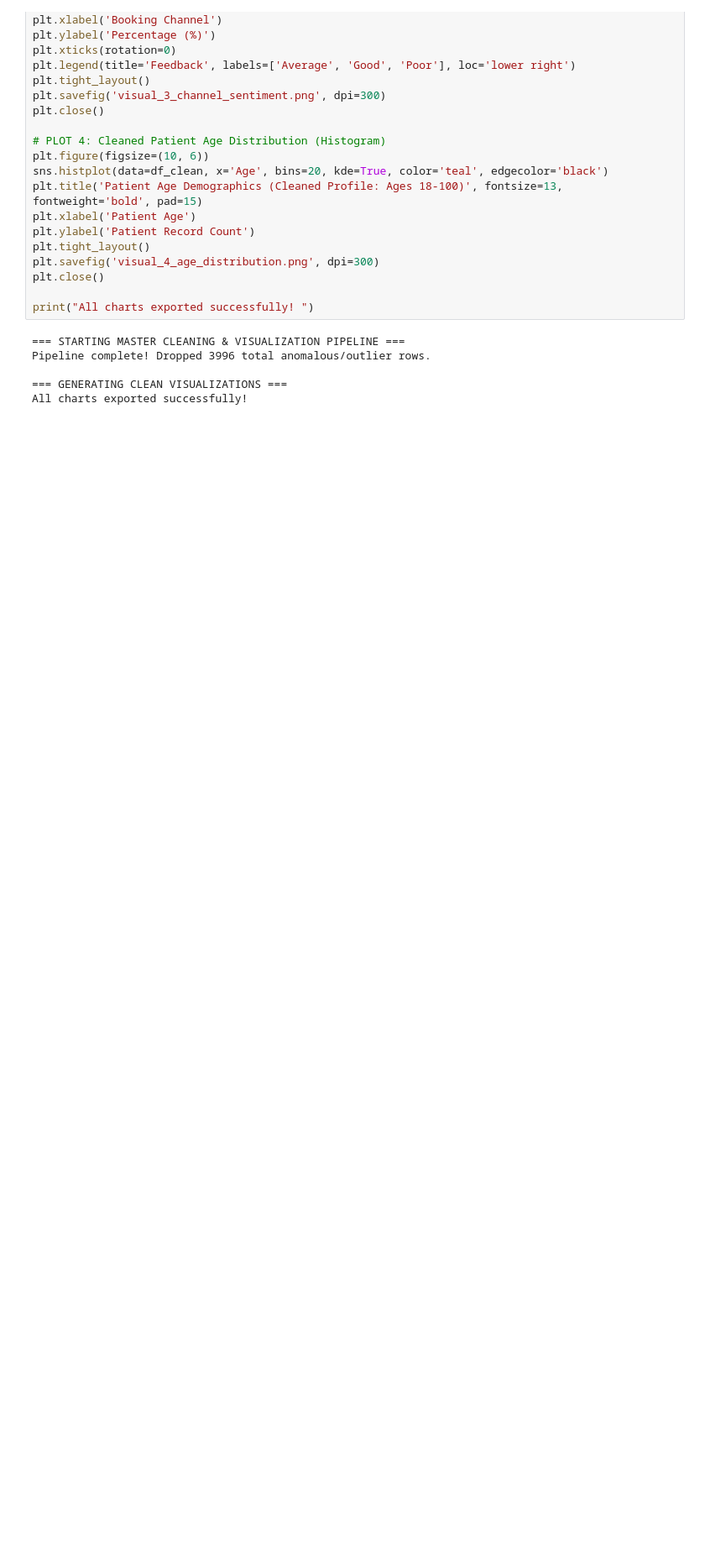
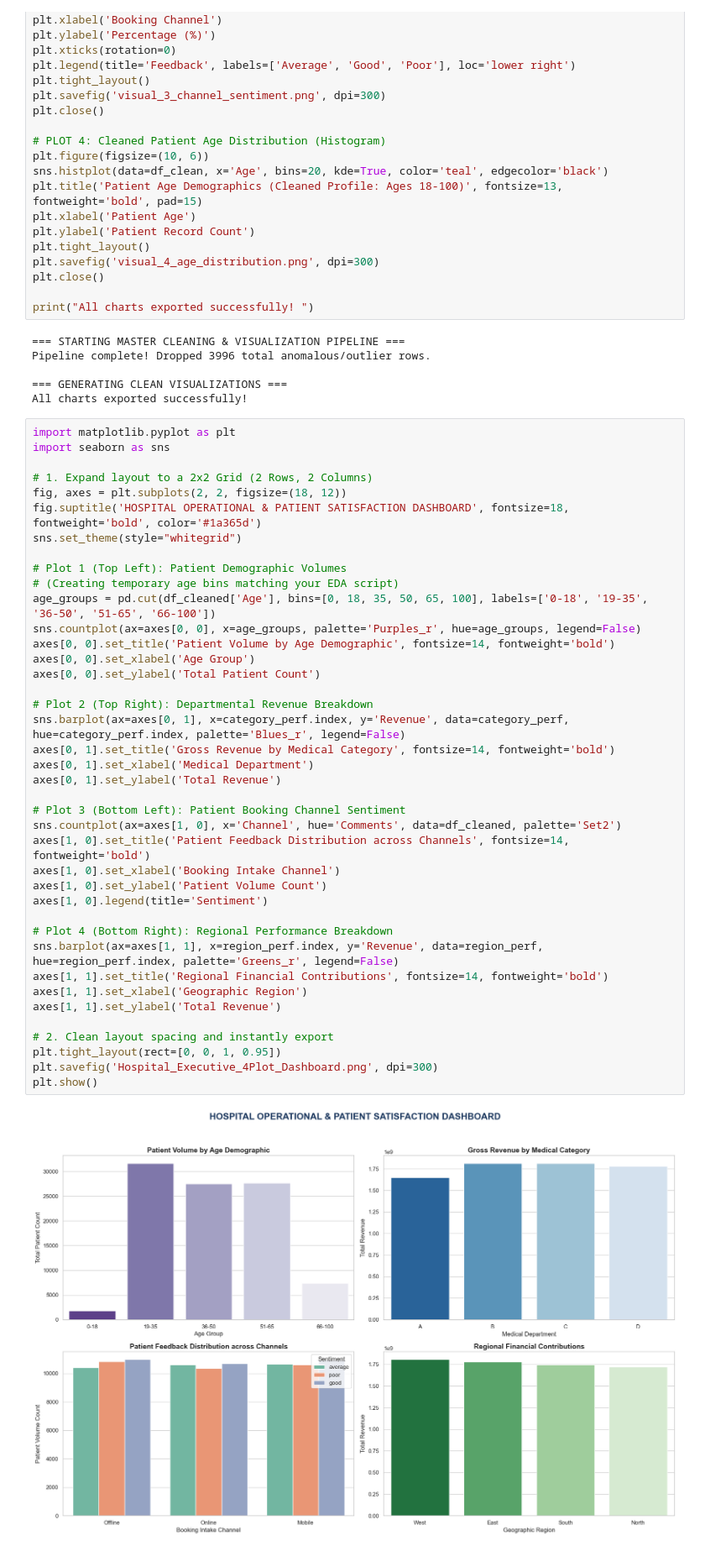
Before and after one commit to aryan-8882/Healthcare-Operational-Financial-Analytics, a Jupyter notebook: hospital_management.ipynb, the cells around one changed output. Shown at 84% size. Drawn from its saved outputs; the diff is of its cells as text; blank space fills up the shorter version.

```diff
--- a/hospital_management.ipynb
+++ b/hospital_management.ipynb
@@ -204,3 +204,45 @@ Pipeline complete! Dropped 3996 total anomalous/outlier rows.
 
 === GENERATING CLEAN VISUALIZATIONS ===
 All charts exported successfully!
+# %%
+import matplotlib.pyplot as plt
+import seaborn as sns
+
+# 1. Expand layout to a 2x2 Grid (2 Rows, 2 Columns)
+fig, axes = plt.subplots(2, 2, figsize=(18, 12))
+fig.suptitle('HOSPITAL OPERATIONAL & PATIENT SATISFACTION DASHBOARD', fontsize=18, fontweight='bold', color='#1a365d')
+sns.set_theme(style="whitegrid")
+
+# Plot 1 (Top Left): Patient Demographic Volumes
+# (Creating temporary age bins matching your EDA script)
+age_groups = pd.cut(df_cleaned['Age'], bins=[0, 18, 35, 50, 65, 100], labels=['0-18', '19-35', '36-50', '51-65', '66-100'])
+sns.countplot(ax=axes[0, 0], x=age_groups, palette='Purples_r', hue=age_groups, legend=False)
+axes[0, 0].set_title('Patient Volume by Age Demographic', fontsize=14, fontweight='bold')
+axes[0, 0].set_xlabel('Age Group')
+axes[0, 0].set_ylabel('Total Patient Count')
+
+# Plot 2 (Top Right): Departmental Revenue Breakdown
+sns.barplot(ax=axes[0, 1], x=category_perf.index, y='Revenue', data=category_perf, hue=category_perf.index, palette='Blues_r', legend=False)
+axes[0, 1].set_title('Gross Revenue by Medical Category', fontsize=14, fontweight='bold')
+axes[0, 1].set_xlabel('Medical Department')
+axes[0, 1].set_ylabel('Total Revenue')
+
+# Plot 3 (Bottom Left): Patient Booking Channel Sentiment
+sns.countplot(ax=axes[1, 0], x='Channel', hue='Comments', data=df_cleaned, palette='Set2')
+axes[1, 0].set_title('Patient Feedback Distribution across Channels', fontsize=14, fontweight='bold')
+axes[1, 0].set_xlabel('Booking Intake Channel')
+axes[1, 0].set_ylabel('Patient Volume Count')
+axes[1, 0].legend(title='Sentiment')
+
+# Plot 4 (Bottom Right): Regional Performance Breakdown
+sns.barplot(ax=axes[1, 1], x=region_perf.index, y='Revenue', data=region_perf, hue=region_perf.index, palette='Greens_r', legend=False)
+axes[1, 1].set_title('Regional Financial Contributions', fontsize=14, fontweight='bold')
+axes[1, 1].set_xlabel('Geographic Region')
+axes[1, 1].set_ylabel('Total Revenue')
+
+# 2. Clean layout spacing and instantly export
+plt.tight_layout(rect=[0, 0, 1, 0.95])
+plt.savefig('Hospital_Executive_4Plot_Dashboard.png', dpi=300)
+plt.show()
+# %% [output]
+[figure, added]
```
Also changed, not shown: parts of 1 cell of this notebook.
